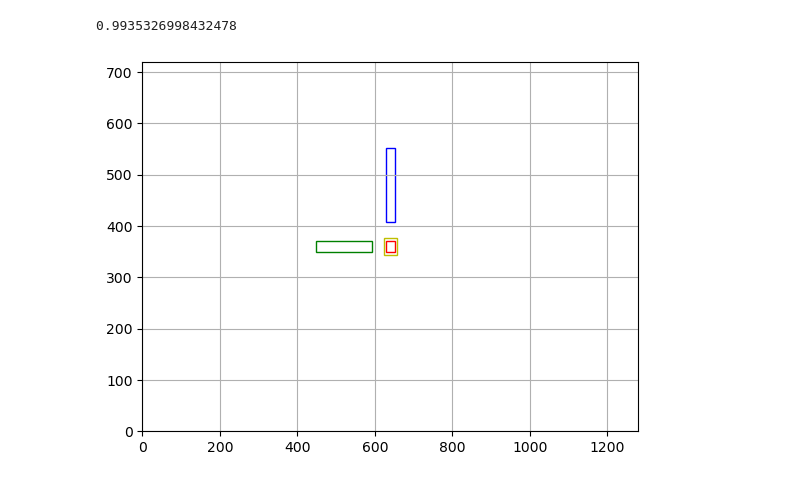
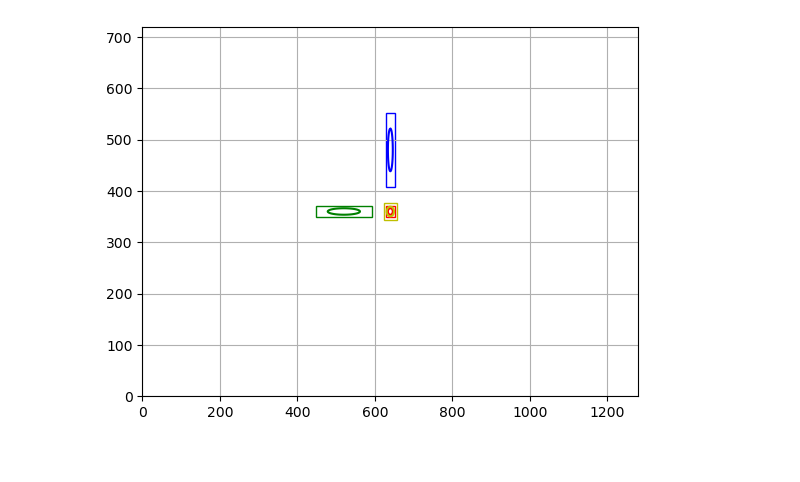
Before and after one commit to thomasantony/splat, a Jupyter notebook: notes/00_Gaussian_Projection.ipynb, the cells around one changed output. Drawn from its saved outputs; the diff is of its cells as text; code cells hidden in the pictures.

```diff
--- a/notes/00_Gaussian_Projection.ipynb
+++ b/notes/00_Gaussian_Projection.ipynb
@@ -193,65 +183,57 @@ import util
 importlib.reload(util)
 
 camera = util.Camera(g_height, g_width)
-# print(gaussian_objects[1].cov3D, gaussian_objects[1].pos)
-conics_and_bbs = [gau.get_conic_and_bb(camera) for gau in gaussian_objects]
-print(gaussian_objects[0].get_depth(camera))
-# %% [output]
-0.9935326998432478
 # %%
 # Plot conic using equation A*x**2 + B*x*y + C*y**2 = 1
 # where A, B, C are the conic parameters
 
 # plot the boundary where the equation is satisfied
 
-def plot_conics_and_bbs(conics_and_bbs, camera):
-    # convert to NDC
-    x_cam, y_cam = np.linspace(-20, 20, 100), np.linspace(-20, 20, 100)
-    X_cam, Y_cam = np.meshgrid(x_cam, y_cam)
+def plot_conics_and_bbs(gaussian_objects, camera):
 
     ax = plt.gca()
     colors = ['r', 'g', 'b', 'y', 'm', 'c']
 
-    for i,(conic, depth, coordxy, gl_position) in enumerate(conics_and_bbs):
+    for g, color in zip(gaussian_objects, colors):
+        (conic, bboxsize_cam, bbox_ndc) = g.get_conic_and_bb(camera)
         if conic is None:
             continue
 
         A, B, C = conic
 
-        # coordxy is the correct scale to be used with gaussian
+        # coordxy is the correct scale to be used with gaussian and is already
+        # centered on the gaussian
+        coordxy = bboxsize_cam
         x_cam = np.linspace(coordxy[0][0], coordxy[1][0], 100)
-        y_cam = np.linspace(coordxy[1][0], coordxy[1][1], 100)
+        y_cam = np.linspace(coordxy[1][1], coordxy[2][1], 100)
         X, Y = np.meshgrid(x_cam, y_cam)
 
-        # 3-sigma ellipse
-        F = A*X**2 + 2*B*X*Y + C*Y**2 - 1.0
-        XY_px = np.vstack([x_cam, y_cam])
-        # scale by w and h and offset to convert to pixel coordinates
-        XY_px[0] = XY_px[0] * camera.w / 2 + camera.w / 2
-        XY_px[1] = -XY_px[1] * camera.h / 2 + camera.h / 2
-        X_px_flat = XY_px[0]
-        Y_px_flat = XY_px[1]
-        X_px, Y_px = np.meshgrid(X_px_flat, Y_px_flat)
+        # 1-sigma ellipse
+        F = A*X**2 + 2*B*X*Y + C*Y**2 - 3.00
 
+        bbox_screen = camera.ndc_to_pixel(bbox_ndc)
+
+        # Use bbox offset to position of gaussian in screen coords to position the ellipse
+        x_px = np.linspace(bbox_screen[0][0], bbox_screen[1][0], 100)
+        y_px = np.linspace(bbox_screen[2][1], bbox_screen[1][1], 100)
+        X_px, Y_px = np.meshgrid(x_px, y_px)
         F_val = 0.0
-        plt.contour(X_px, Y_px, F, [F_val], colors=colors[i])
+        plt.contour(X_px, Y_px, F, [F_val], colors=color)
 
         # Plot a rectangle around the gaussian position based on bb
-        bbox_screen = camera.ndc_to_pixel(gl_position)
-
         ul = bbox_screen[0,:2]
         ur = bbox_screen[1,:2]
         lr = bbox_screen[2,:2]
         ll = bbox_screen[3,:2]
-        ax.add_patch(plt.Rectangle((ul[0], ul[1]), ur[0] - ul[0], lr[1] - ur[1], fill=False, color=colors[i]))
+        ax.add_patch(plt.Rectangle((ul[0], ul[1]), ur[0] - ul[0], lr[1] - ur[1], fill=False, color=color))
 
 fig = plt.figure()
 ax = plt.gca()
-plot_conics_and_bbs(conics_and_bbs, camera)
+plot_conics_and_bbs(gaussian_objects, camera)
 plt.xlim([0, camera.w])
 plt.ylim([0, camera.h])
 plt.grid(True)
 plt.show()
 # %% [output]
-[figure, old version]
+[figure, new version]
 # %%
```
Also changed, not shown: parts of 5 cells of this notebook, 1 other file.
